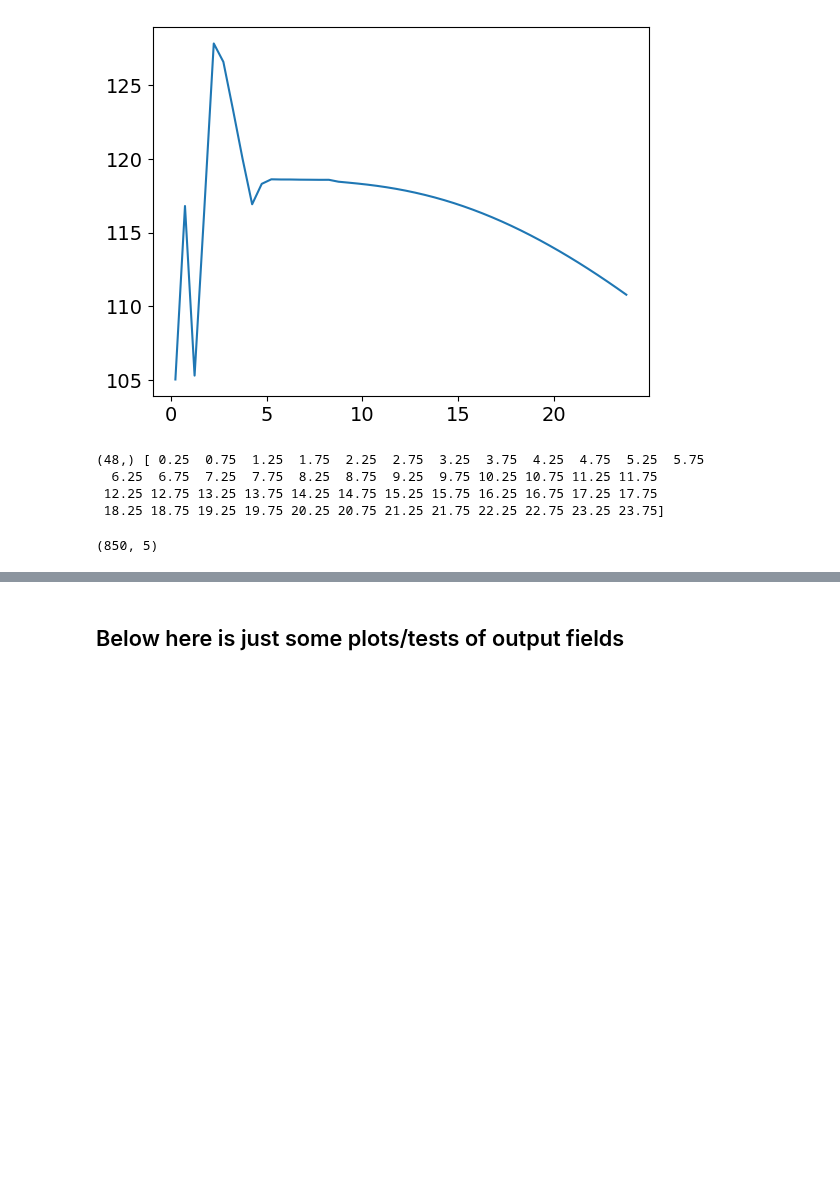
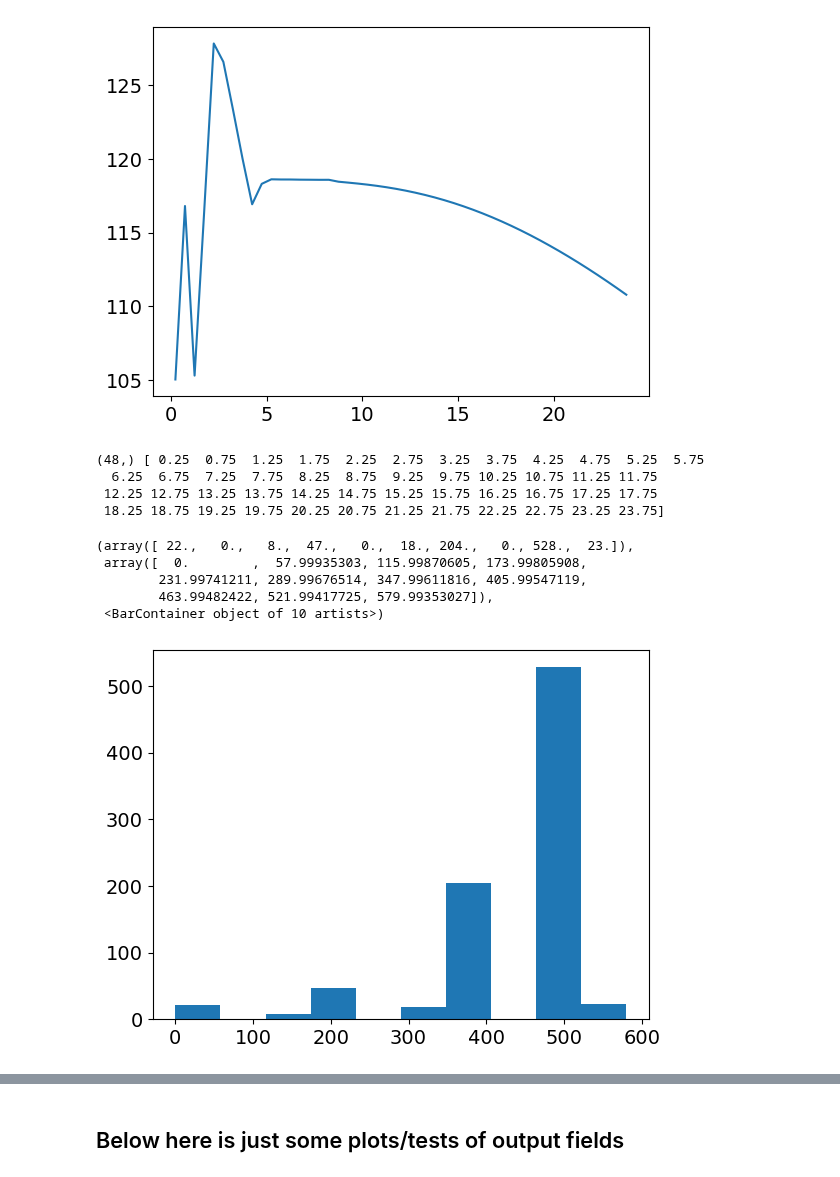
Before and after one commit to mvanlierwalq/IPy_NB_Public, a Jupyter notebook: GISS_SCM_PPE_distill00.ipynb, the cells around one changed output, grey strips where cells are left out. Cells and saved outputs as stored; diff of their text form; code cells hidden in the pictures; blank space fills up the shorter version.

```diff
--- a/GISS_SCM_PPE_distill00.ipynb
+++ b/GISS_SCM_PPE_distill00.ipynb
@@ -160,12 +160,3 @@ ft_vars = ['c',     'a',      'c',             'c',      'r']
 #..Maybe some 2D variables we'd like to look at later?
 #..        strat_cloud  strat_prec
 td_vars = ['qpl',       'qcl']
-# %%
-#..loop through files and dump requested outputs to some outputs file
-numout   = len(od_vars)
-out_file = np.zeros((num_subdir,numout))
-print(out_file.shape)
-for i in range(numout):
-    out_file[:,i] = scrape_singletime_PPE(main_dir,case_upper,subdir_list,varn=od_vars[i],ftype=ft_vars[i])
-# %% [output]
-(850, 5)
@@ -172,2 +211,11 @@ for i in range(numout):
+# %%
+plt.hist(zz)
+# %% [output]
+(array([ 22.,   0.,   8.,  47.,   0.,  18., 204.,   0., 528.,  23.]),
+ array([  0.        ,  57.99935303, 115.99870605, 173.99805908,
+        231.99741211, 289.99676514, 347.99611816, 405.99547119,
+        463.99482422, 521.99417725, 579.99353027]),
+ <BarContainer object of 10 artists>)
+[figure, added]
 # %%
 #..Look at some of output
```
Also changed, not shown: parts of 6 cells of this notebook, 3 other files.
